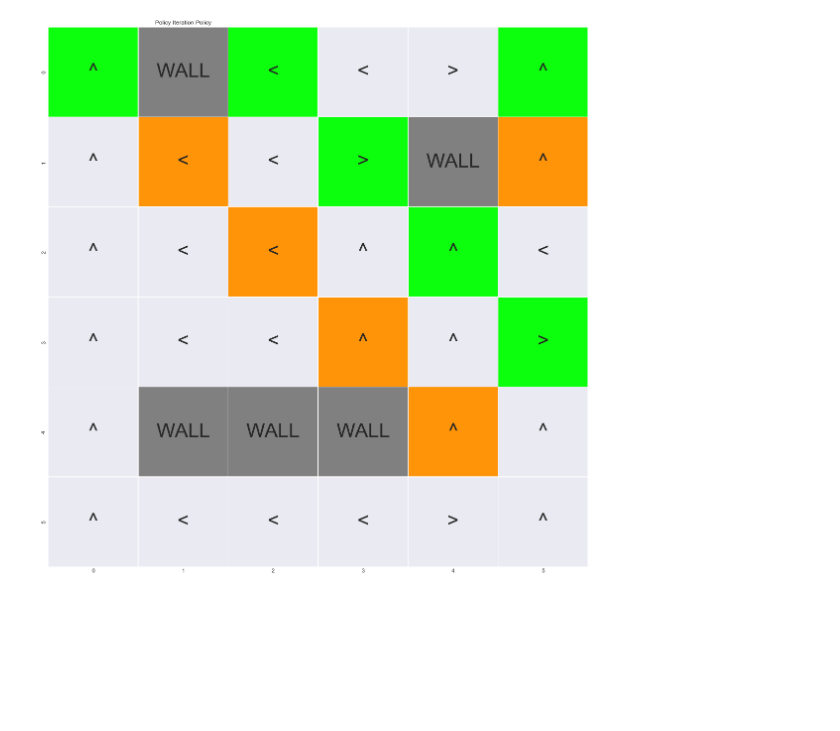
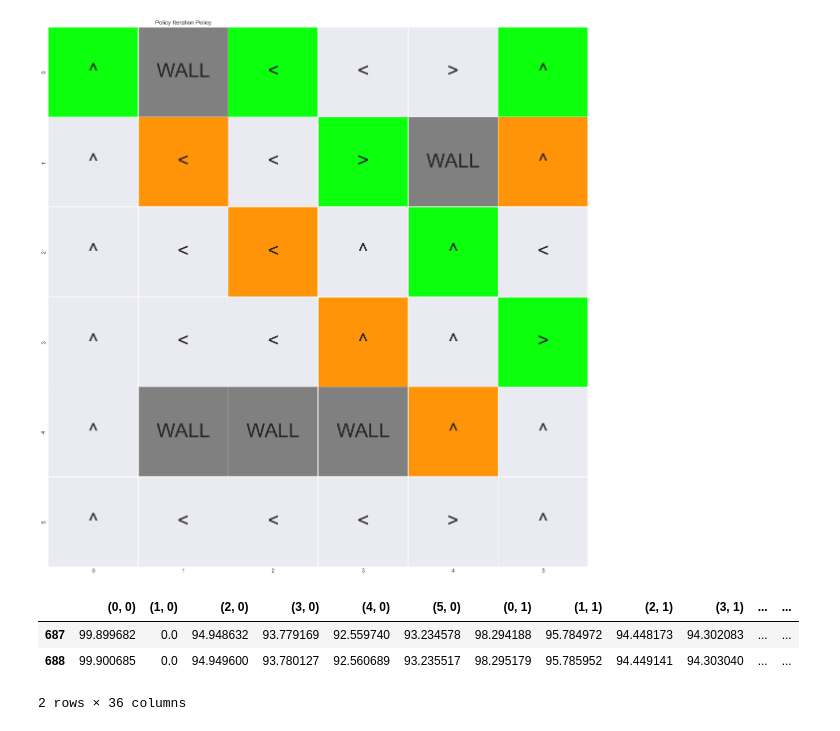
Before and after one commit to eddylim95/Intelligent_Agents_Assignment_1, a Jupyter notebook: Plots.ipynb, the cells around one changed output. Drawn from its saved outputs; the diff is of its cells as text; code cells hidden in the pictures; blank space fills up the shorter version.

```diff
--- a/Plots.ipynb
+++ b/Plots.ipynb
@@ -135,3 +135,11 @@ plt.show()
 fig.savefig('Policy_Iteration_Policy.png')
 # %% [output]
 [figure]
+# %%
+value_iteration_df = pd.read_csv('ValueIterationUtilityChanges.csv')
+value_iteration_df.tail(2)
+# %% [output]
+|  | (0, 0) | (1, 0) | (2, 0) | (3, 0) | (4, 0) | (5, 0) | (0, 1) | (1, 1) | (2, 1) | (3, 1) | ... | ... |
+| 687 | 99.899682 | 0.0 | 94.948632 | 93.779169 | 92.559740 | 93.234578 | 98.294188 | 95.784972 | 94.448173 | 94.302083 | ... | ... |
+| 688 | 99.900685 | 0.0 | 94.949600 | 93.780127 | 92.560689 | 93.235517 | 98.295179 | 95.785952 | 94.449141 | 94.303040 | ... | ... |
+2 rows × 36 columns
```
Also changed, not shown: parts of 11 cells of this notebook, 8 other files.
